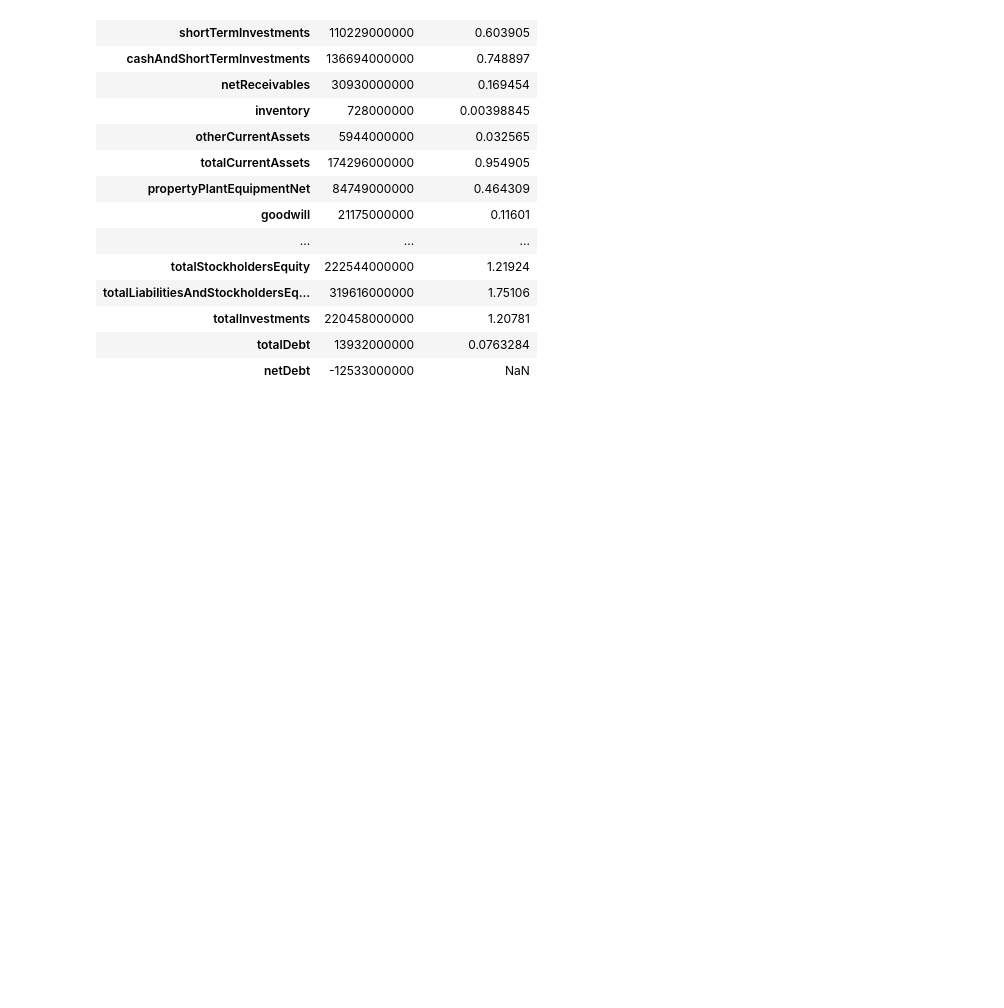
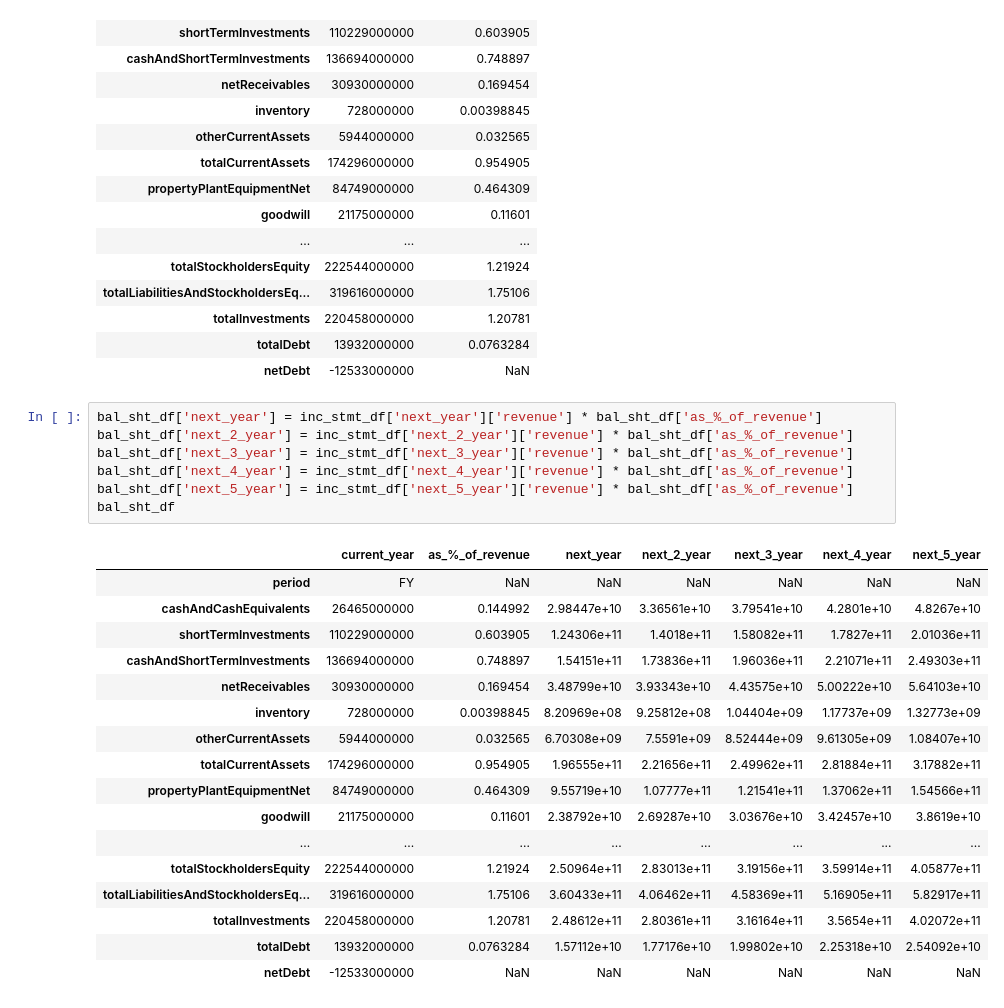
Before and after one commit to andyliang245/DCF, a Jupyter notebook: DCF Sample.ipynb, the cells around one changed output. Cells and saved outputs as stored; diff of their text form; blank space fills up the shorter version.

```diff
--- a/DCF Sample.ipynb
+++ b/DCF Sample.ipynb
@@ -96,3 +96,28 @@ bal_sht_df
 | totalInvestments | 220458000000 | 1.20781 |
 | totalDebt | 13932000000 | 0.0763284 |
 | netDebt | -12533000000 | NaN |
+# %%
+bal_sht_df['next_year'] = inc_stmt_df['next_year']['revenue'] * bal_sht_df['as_%_of_revenue']
+bal_sht_df['next_2_year'] = inc_stmt_df['next_2_year']['revenue'] * bal_sht_df['as_%_of_revenue']
+bal_sht_df['next_3_year'] = inc_stmt_df['next_3_year']['revenue'] * bal_sht_df['as_%_of_revenue']
+bal_sht_df['next_4_year'] = inc_stmt_df['next_4_year']['revenue'] * bal_sht_df['as_%_of_revenue']
+bal_sht_df['next_5_year'] = inc_stmt_df['next_5_year']['revenue'] * bal_sht_df['as_%_of_revenue']
+bal_sht_df
+# %% [output]
+|  | current_year | as_%_of_revenue | next_year | next_2_year | next_3_year | next_4_year | next_5_year |
+| period | FY | NaN | NaN | NaN | NaN | NaN | NaN |
+| cashAndCashEquivalents | 26465000000 | 0.144992 | 2.98447e+10 | 3.36561e+10 | 3.79541e+10 | 4.2801e+10 | 4.8267e+10 |
+| shortTermInvestments | 110229000000 | 0.603905 | 1.24306e+11 | 1.4018e+11 | 1.58082e+11 | 1.7827e+11 | 2.01036e+11 |
+| cashAndShortTermInvestments | 136694000000 | 0.748897 | 1.54151e+11 | 1.73836e+11 | 1.96036e+11 | 2.21071e+11 | 2.49303e+11 |
+| netReceivables | 30930000000 | 0.169454 | 3.48799e+10 | 3.93343e+10 | 4.43575e+10 | 5.00222e+10 | 5.64103e+10 |
+| inventory | 728000000 | 0.00398845 | 8.20969e+08 | 9.25812e+08 | 1.04404e+09 | 1.17737e+09 | 1.32773e+09 |
+| otherCurrentAssets | 5944000000 | 0.032565 | 6.70308e+09 | 7.5591e+09 | 8.52444e+09 | 9.61305e+09 | 1.08407e+10 |
+| totalCurrentAssets | 174296000000 | 0.954905 | 1.96555e+11 | 2.21656e+11 | 2.49962e+11 | 2.81884e+11 | 3.17882e+11 |
+| propertyPlantEquipmentNet | 84749000000 | 0.464309 | 9.55719e+10 | 1.07777e+11 | 1.21541e+11 | 1.37062e+11 | 1.54566e+11 |
+| goodwill | 21175000000 | 0.11601 | 2.38792e+10 | 2.69287e+10 | 3.03676e+10 | 3.42457e+10 | 3.8619e+10 |
+| ... | ... | ... | ... | ... | ... | ... | ... |
+| totalStockholdersEquity | 222544000000 | 1.21924 | 2.50964e+11 | 2.83013e+11 | 3.19156e+11 | 3.59914e+11 | 4.05877e+11 |
+| totalLiabilitiesAndStockholdersEq... | 319616000000 | 1.75106 | 3.60433e+11 | 4.06462e+11 | 4.58369e+11 | 5.16905e+11 | 5.82917e+11 |
+| totalInvestments | 220458000000 | 1.20781 | 2.48612e+11 | 2.80361e+11 | 3.16164e+11 | 3.5654e+11 | 4.02072e+11 |
+| totalDebt | 13932000000 | 0.0763284 | 1.57112e+10 | 1.77176e+10 | 1.99802e+10 | 2.25318e+10 | 2.54092e+10 |
+| netDebt | -12533000000 | NaN | NaN | NaN | NaN | NaN | NaN |
```
